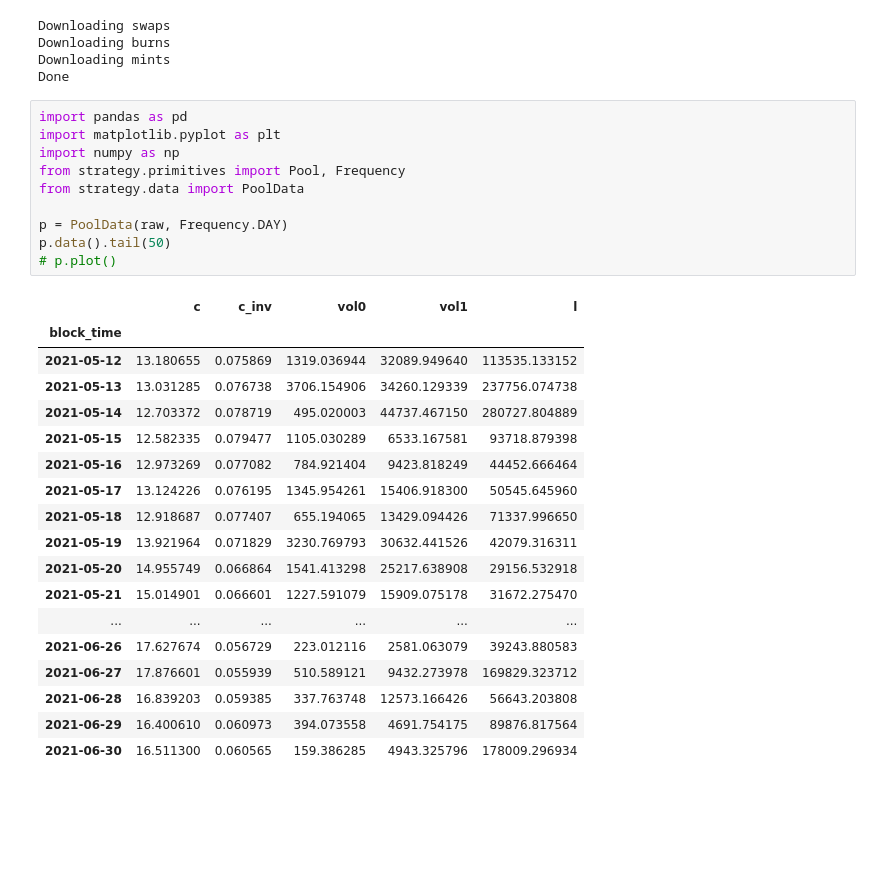
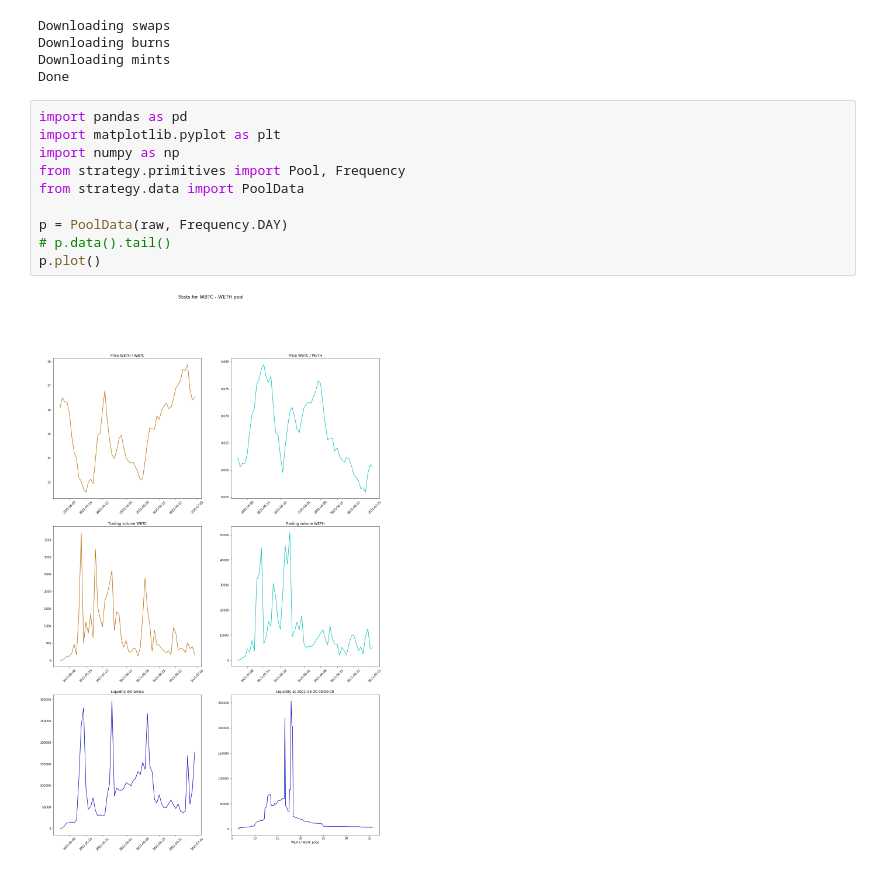
Before and after one commit to mellow-finance/mellow-strategy-sdk, a Jupyter notebook: examples/data.ipynb, the cells around one changed output. Cells and saved outputs as stored; diff of their text form; blank space fills up the shorter version.

```diff
--- a/examples/data.ipynb
+++ b/examples/data.ipynb
@@ -33,32 +33,15 @@ Done
 # %%
 import pandas as pd
 import matplotlib.pyplot as plt
 import numpy as np
 from strategy.primitives import Pool, Frequency
 from strategy.data import PoolData
 
 p = PoolData(raw, Frequency.DAY)
-p.data().tail(50)
-# p.plot()
+# p.data().tail()
+p.plot()
 # %% [output]
-|  | c | c_inv | vol0 | vol1 | l |
-| block_time |  |  |  |  |  |
-| 2021-05-12 | 13.180655 | 0.075869 | 1319.036944 | 32089.949640 | 113535.133152 |
-| 2021-05-13 | 13.031285 | 0.076738 | 3706.154906 | 34260.129339 | 237756.074738 |
-| 2021-05-14 | 12.703372 | 0.078719 | 495.020003 | 44737.467150 | 280727.804889 |
-| 2021-05-15 | 12.582335 | 0.079477 | 1105.030289 | 6533.167581 | 93718.879398 |
-| 2021-05-16 | 12.973269 | 0.077082 | 784.921404 | 9423.818249 | 44452.666464 |
-| 2021-05-17 | 13.124226 | 0.076195 | 1345.954261 | 15406.918300 | 50545.645960 |
-| 2021-05-18 | 12.918687 | 0.077407 | 655.194065 | 13429.094426 | 71337.996650 |
-| 2021-05-19 | 13.921964 | 0.071829 | 3230.769793 | 30632.441526 | 42079.316311 |
-| 2021-05-20 | 14.955749 | 0.066864 | 1541.413298 | 25217.638908 | 29156.532918 |
-| 2021-05-21 | 15.014901 | 0.066601 | 1227.591079 | 15909.075178 | 31672.275470 |
-| ... | ... | ... | ... | ... | ... |
-| 2021-06-26 | 17.627674 | 0.056729 | 223.012116 | 2581.063079 | 39243.880583 |
-| 2021-06-27 | 17.876601 | 0.055939 | 510.589121 | 9432.273978 | 169829.323712 |
-| 2021-06-28 | 16.839203 | 0.059385 | 337.763748 | 12573.166426 | 56643.203808 |
-| 2021-06-29 | 16.400610 | 0.060973 | 394.073558 | 4691.754175 | 89876.817564 |
-| 2021-06-30 | 16.511300 | 0.060565 | 159.386285 | 4943.325796 | 178009.296934 |
+[figure, added]
 # %%
 from strategy.portfolio import AbstractStrategy, Position
 from strategy.backtest import Backtest
```
Also changed, not shown: parts of 2 cells of this notebook, 2 other files.
